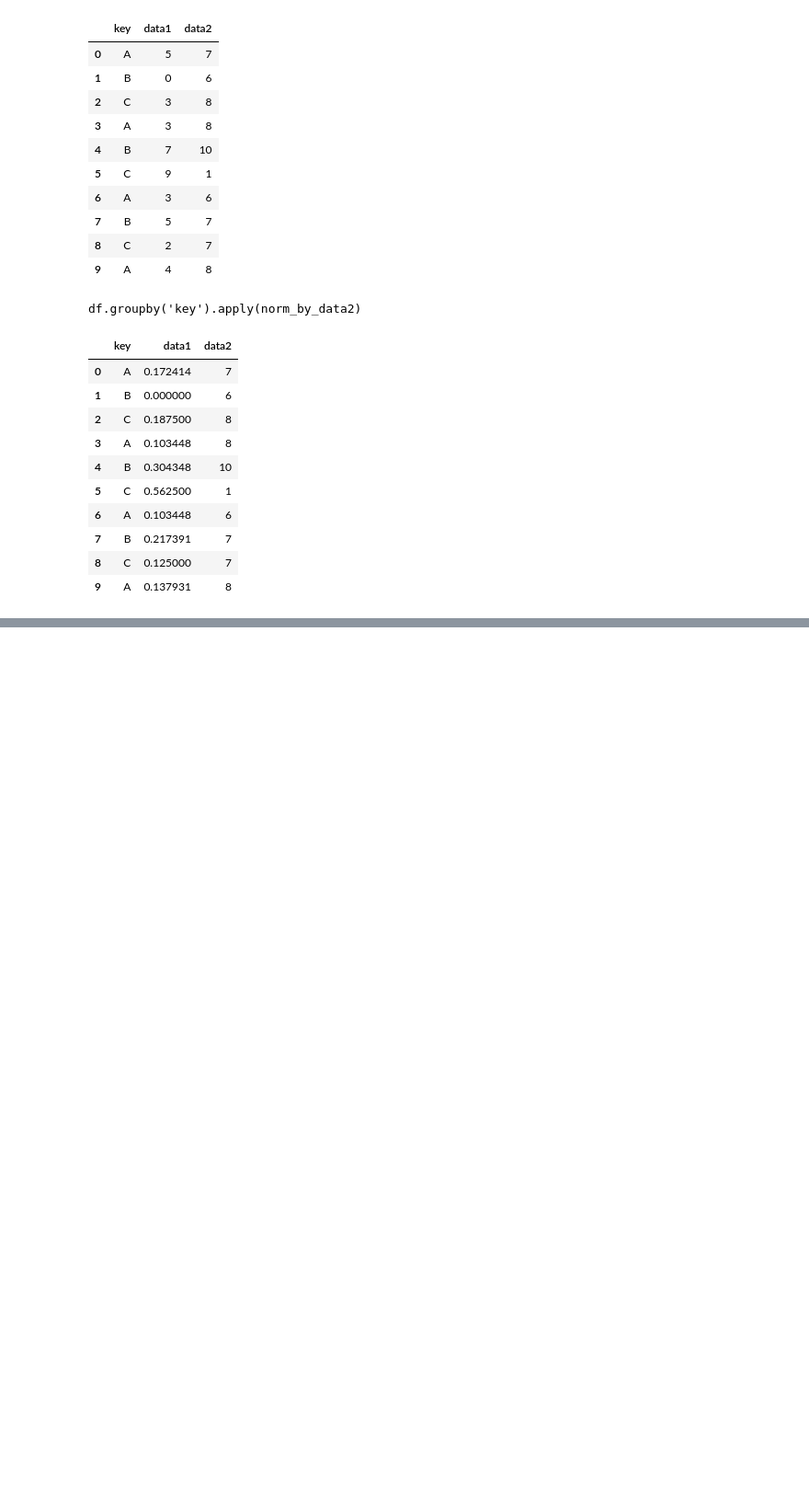
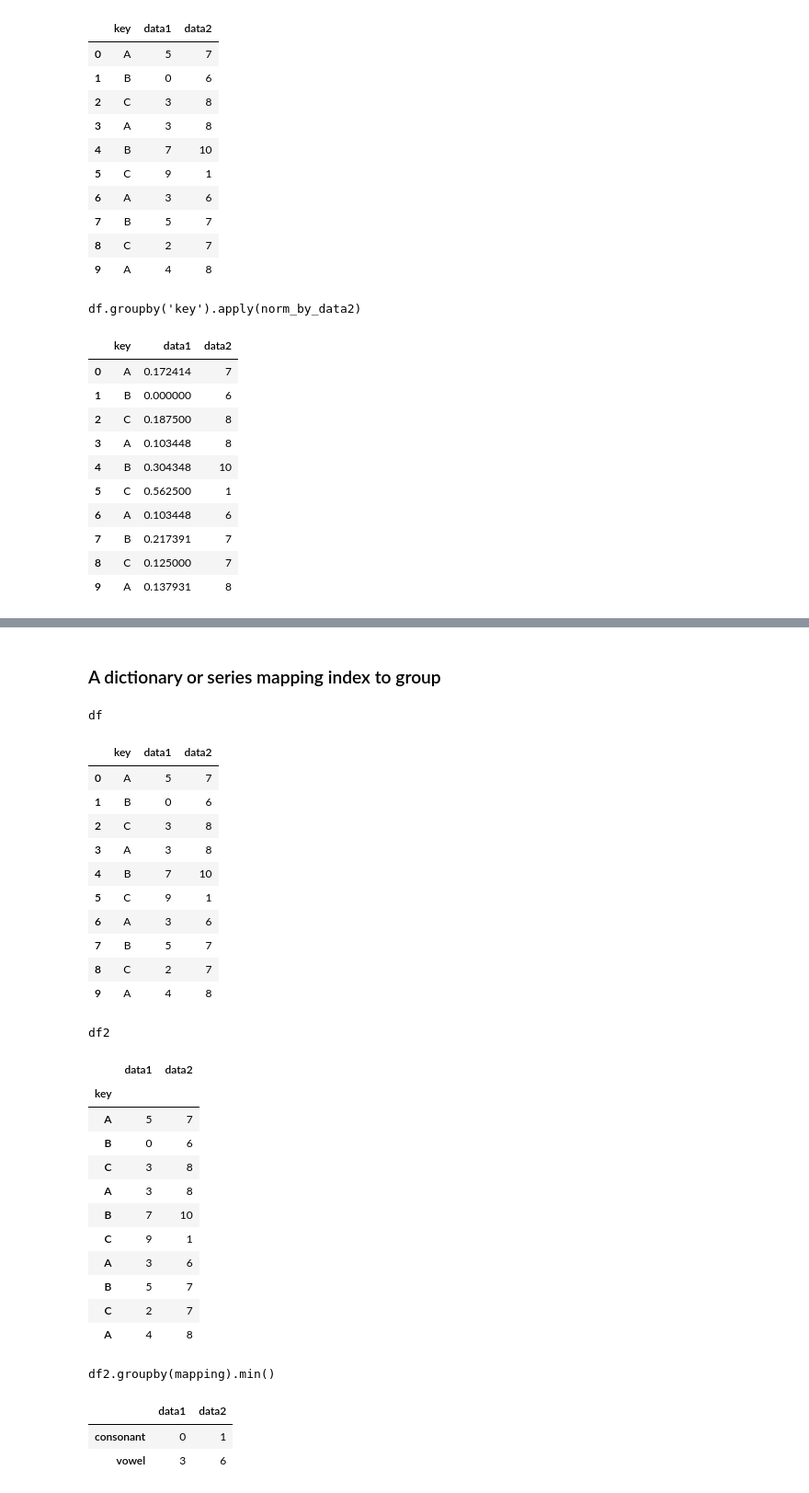
Before and after one commit to franzoni/ML-A-Z-Hands-On-Python-R, a Jupyter notebook: Machine_Learning_A-Z_Template_Folder/Part_4_-_Clustering/Section_2xx_-_Part_PLAYplay/aggregation-grouping.ipynb, the cells around one changed output, grey strips where cells are left out. Shown at 92% size. Cells and saved outputs as stored; diff of their text form; code cells hidden in the pictures; blank space fills up the shorter version.

```diff
--- a/Machine_Learning_A-Z_Template_Folder/Part_4_-_Clustering/Section_2xx_-_Part_PLAYplay/aggregation-grouping.ipynb
+++ b/Machine_Learning_A-Z_Template_Folder/Part_4_-_Clustering/Section_2xx_-_Part_PLAYplay/aggregation-grouping.ipynb
@@ -347,0 +405,36 @@ df.groupby('key').apply(norm_by_data2)
+# %% [markdown]
+### A dictionary or series mapping index to group
+# %%
+df2 = df.set_index('key')
+mapping = {'A': 'vowel', 'B': 'consonant', 'C': 'consonant'}
+display('df', 'df2','df2.groupby(mapping).min()')
+# %% [output]
+df
+|  | key | data1 | data2 |
+| 0 | A | 5 | 7 |
+| 1 | B | 0 | 6 |
+| 2 | C | 3 | 8 |
+| 3 | A | 3 | 8 |
+| 4 | B | 7 | 10 |
+| 5 | C | 9 | 1 |
+| 6 | A | 3 | 6 |
+| 7 | B | 5 | 7 |
+| 8 | C | 2 | 7 |
+| 9 | A | 4 | 8 |
+df2
+|  | data1 | data2 |
+| key |  |  |
+| A | 5 | 7 |
+| B | 0 | 6 |
+| C | 3 | 8 |
+| A | 3 | 8 |
+| B | 7 | 10 |
+| C | 9 | 1 |
+| A | 3 | 6 |
+| B | 5 | 7 |
+| C | 2 | 7 |
+| A | 4 | 8 |
+df2.groupby(mapping).min()
+|  | data1 | data2 |
+| consonant | 0 | 1 |
+| vowel | 3 | 6 |
```
Also changed, not shown: parts of 11 cells of this notebook.
